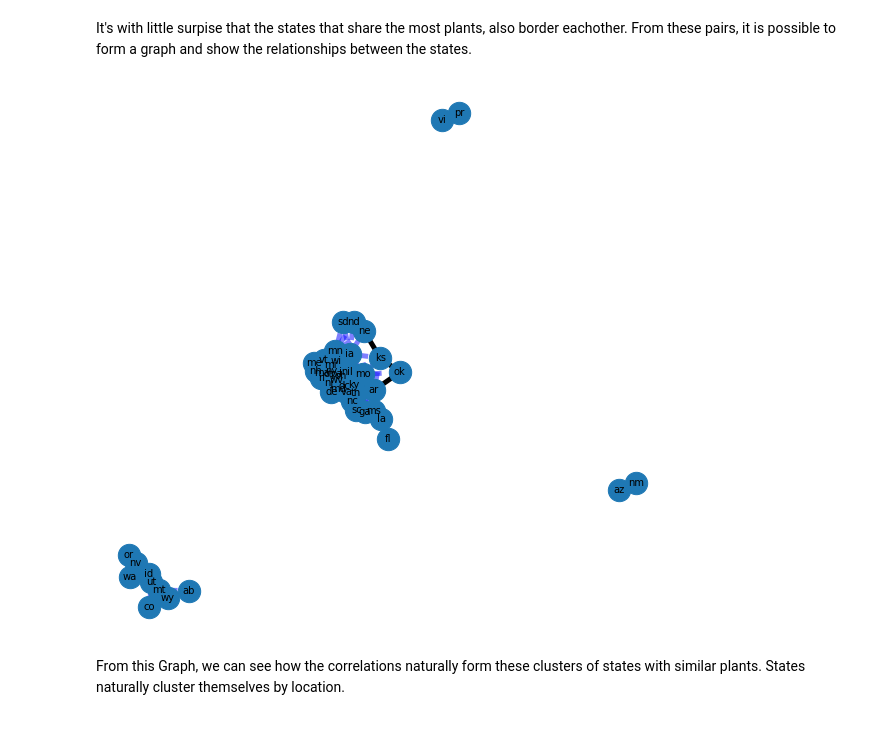
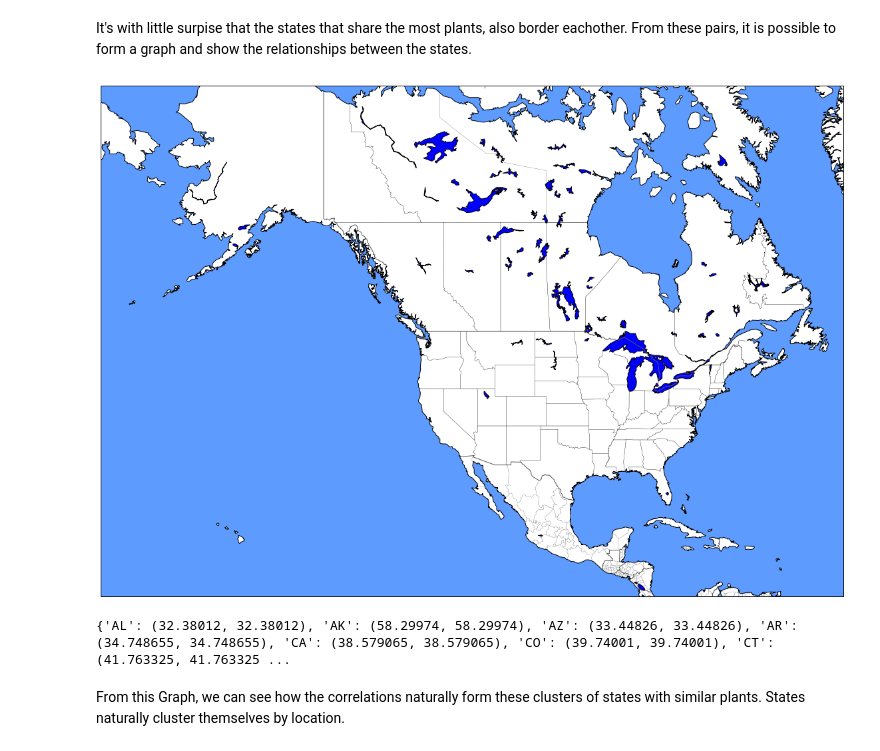
Before and after one commit to Carlos-Muniz/United-States-Plants-Clustering, a Jupyter notebook: plant_clustering.ipynb, the cells around one changed output. Drawn from its saved outputs; the diff is of its cells as text; code cells hidden in the pictures.

```diff
--- a/plant_clustering.ipynb
+++ b/plant_clustering.ipynb
@@ -56,6 +80,7 @@ for i, s in enumerate(states[3:56]):
 # %%
 cols = [' '] * (len(statesVector) + 1)
 cols[0] = 'plant'
+
 for k, v in statesVector.items():
     cols[v+1] = k
 cleanData = []
@@ -67,6 +92,7 @@ for d in data:
         if s in statesVector:
             row[statesVector[s] + 1] = 1
     cleanData.append(row)
+cols[1] = 'al'
 # %%
 schemaCols = [st.StructField(c, st.IntegerType(), True) for c in cols[1:]]
 schemaCols.insert(0,st.StructField(cols[0], st.StringType(), True))
@@ -86,0 +111,4 @@ only showing top 3 rows
+# %%
+url = "https://gist.githubusercontent.com/sjengle/5315515/raw/2c636f8e0d3008529a1a0b66a9b2b93acde6d1b1/us-capitals.csv"
+stateLocs = pd.read_csv(url, index_col='id')
+stateLocs.head()
@@ -87,3 +123,8 @@ only showing top 3 rows
+# %%
+long_lats = stateLocs.set_index('abbrev')[['latitude', 'longitude']].to_dict('index')
+long_lats['DC'] = {'latitude': 38.8964, 'longitude': -77.0262}
+long_lats['PR'] = {'latitude': 18.4683333, 'longitude': -66.1061111}
+long_lats['VI'] = {'latitude': 18.35, 'longitude': -64.95}
 # %% [markdown]
 # Exploratory Data Analysis
 # %%
@@ -132,24 +173,62 @@ rankedCorrelations[:20]
 # %% [markdown]
 It's with little surpise that the states that share the most plants, also border eachother. From these pairs, it is possible to form a graph and show the relationships between the states.
 # %%
+plt.figure(figsize = (20,20))
+m = Basemap(projection='merc',llcrnrlon=-180,llcrnrlat=10,urcrnrlon=-50,
+            urcrnrlat=70, lat_ts=0, resolution='l')
 G = nx.Graph()
 for w, c in rankedCorrelations:
     if w > 0.6:
         a, b = c
-        G.add_edge(a, b, weight=w)
+        G.add_edge(a.upper(), b.upper(), weight=w)
 elarge = [(u, v) for (u, v, d) in G.edges(data=True) if d['weight'] > 0.7]
 esmall = [(u, v) for (u, v, d) in G.edges(data=True) if d['weight'] <= 0.7]
-pos = nx.spring_layout(G)
-fig = plt.figure(figsize=(10,10))
-nx.draw_networkx_nodes(G, pos, node_size=500)
-nx.draw_networkx_edges(G, pos, edgelist=elarge,
-                       width=5)
-nx.draw_networkx_edges(G, pos, edgelist=esmall,
-                       width=5, alpha=0.5, edge_color='b', style='dashed')
-nx.draw_networkx_labels(G, pos, font_size=10, font_family='sans-serif')
-plt.axis('off')
+# pos = nx.spring_layout(G)
+
+Points = {k:(long_lats[k]['latitude'], long_lats[k]['latitude']) for k in long_lats}
+places = [key for key in Points]
+Lon = [Points[key][0] for key in Points]
+Lat = [Points[key][1] for key in Points]
+X, Y = m(Lat,Lon)
+pos = {places[i]:(X[i], Y[i]) for i in range(len(places))}
+
+m.drawmapboundary(fill_color='#5D9BFF')
+m.fillcontinents(color='white',lake_color='blue', zorder=0.5)
+m.drawcountries(color='#585858',linewidth=1)
+m.drawstates(linewidth = 0.2)
+m.drawcoastlines()
+
+nx.draw_networkx_nodes(G, pos, node_size=500, node_color='red')
+nx.draw_networkx_edges(G, pos, edgelist=elarge, width=5, edge_color='r')
+nx.draw_networkx_labels(G, pos, font_size=5, font_family='sans-serif')
+
+# nx.draw_networkx_nodes(G, pos, node_size=500)
+# nx.draw_networkx_edges(G, pos, edgelist=elarge, width=5)
+# nx.draw_networkx_edges(G, pos, edgelist=esmall,
+#                        width=5, alpha=0.5, edge_color='b', style='dashed')
+# nx.draw_networkx_labels(G, pos, font_size=10, font_family='sans-serif')
+# plt.axis('off')
 plt.show()
 # %% [output]
-[figure, old version]
+[figure, new version]
+# %%
+Points = {k:(long_lats[k]['latitude'], long_lats[k]['latitude']) for k in long_lats}
+places = [key for key in Points]
+Lon = [Points[key][0] for key in Points]
+Lat = [Points[key][1] for key in Points]
+X, Y = m(Lat,Lon)
+pos = {places[i]:(X[i], Y[i]) for i in range(len(places))}
+
+m.drawmapboundary(fill_color='#5D9BFF')
+m.fillcontinents(color='white',lake_color='blue', zorder=0.5)
+m.drawcountries(color='#585858',linewidth=1)
+m.drawstates(linewidth = 0.2)
+m.drawcoastlines()
+
+nx.draw_networkx_nodes(G, pos, node_size=500, node_color='red')
+nx.draw_networkx_edges(G, pos, edgelist=edges, width=5, edge_color='r')
+nx.draw_networkx_labels(G, pos, font_size=5, font_family='sans-serif')
+# %% [output]
+{'AL': (32.38012, 32.38012), 'AK': (58.29974, 58.29974), 'AZ': (33.44826, 33.44826), 'AR': (34.748655, 34.748655), 'CA': (38.579065, 38.579065), 'CO': (39.74001, 39.74001), 'CT': (41.763325, 41.763325 ...
 # %% [markdown]
 From this Graph, we can see how the correlations naturally form these clusters of states with similar plants. States naturally cluster themselves by location.
```
Also changed, not shown: parts of 11 cells of this notebook.
